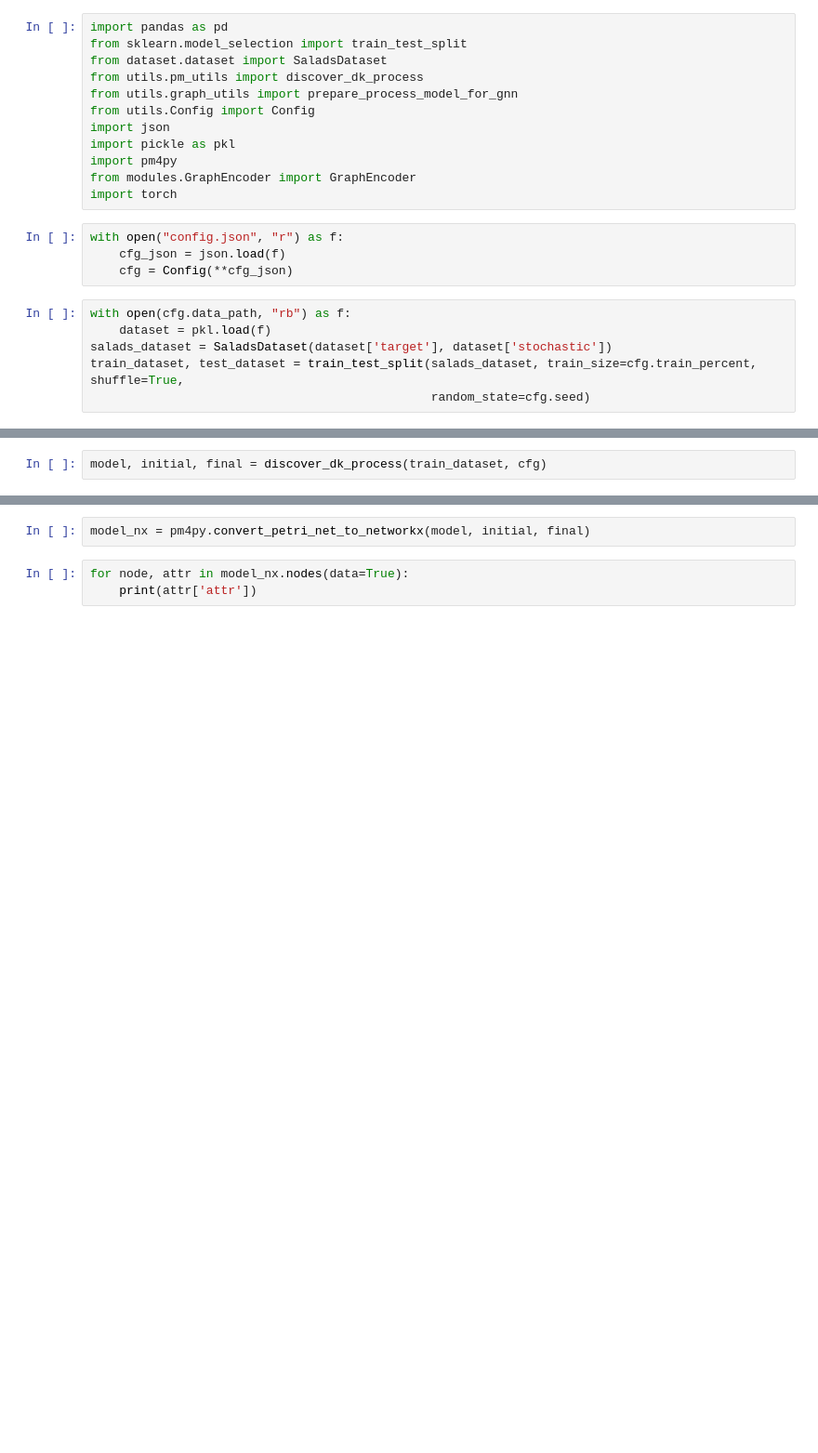
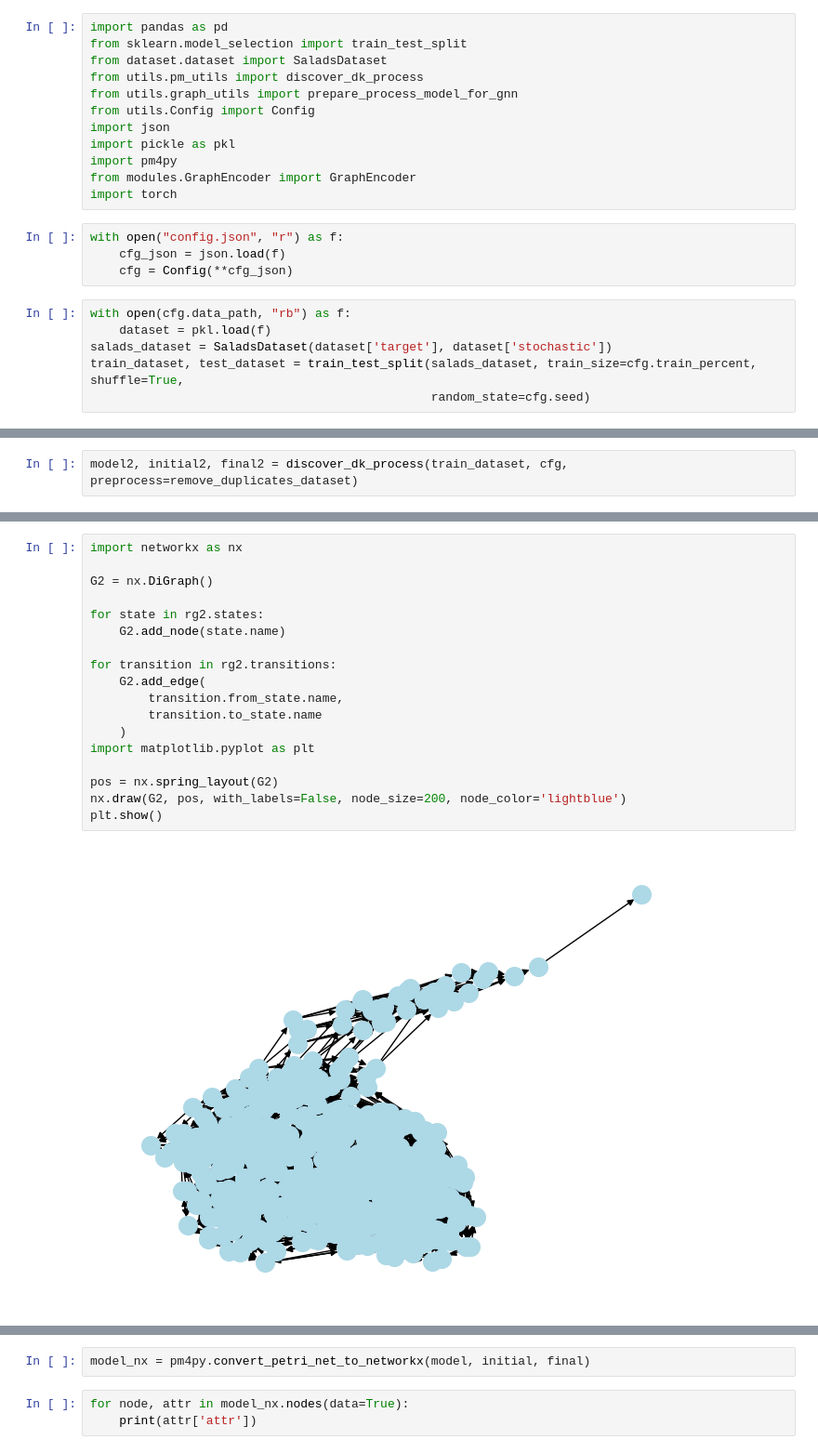
Before and after one commit to maxim-mat/trace-denoise, a Jupyter notebook: src/transition_matrix_pg.ipynb, the cells around one changed output, grey strips where cells are left out. Shown at 93% size. Drawn from its saved outputs; the diff is of its cells as text; blank space fills up the shorter version.

```diff
--- a/src/torture_gnn.ipynb
+++ b/src/transition_matrix_pg.ipynb
@@ -23,2 +52,2 @@ train_dataset, test_dataset = train_test_split(salads_dataset, train_size=cfg.tr
 # %%
-model, initial, final = discover_dk_process(train_dataset, cfg)
+model2, initial2, final2 = discover_dk_process(train_dataset, cfg, preprocess=remove_duplicates_dataset)
@@ -48,0 +80,20 @@ pm4py.objects.petri_net.obj.PetriNet.Transition
+# %%
+import networkx as nx
+
+G2 = nx.DiGraph()
+
+for state in rg2.states:
+    G2.add_node(state.name)
+
+for transition in rg2.transitions:
+    G2.add_edge(
+        transition.from_state.name,
+        transition.to_state.name
+    )
+import matplotlib.pyplot as plt
+
+pos = nx.spring_layout(G2)
+nx.draw(G2, pos, with_labels=False, node_size=200, node_color='lightblue')
+plt.show()
+# %% [output]
+[figure, added]
```
Also changed, not shown: parts of 10 cells of this notebook, 11 other files.
